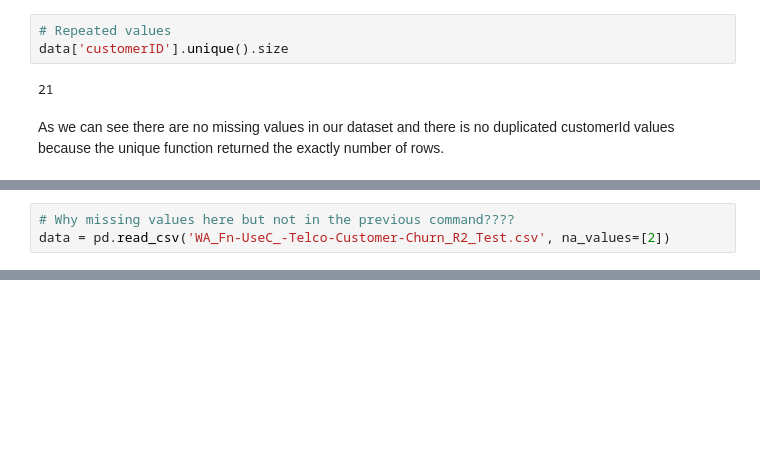
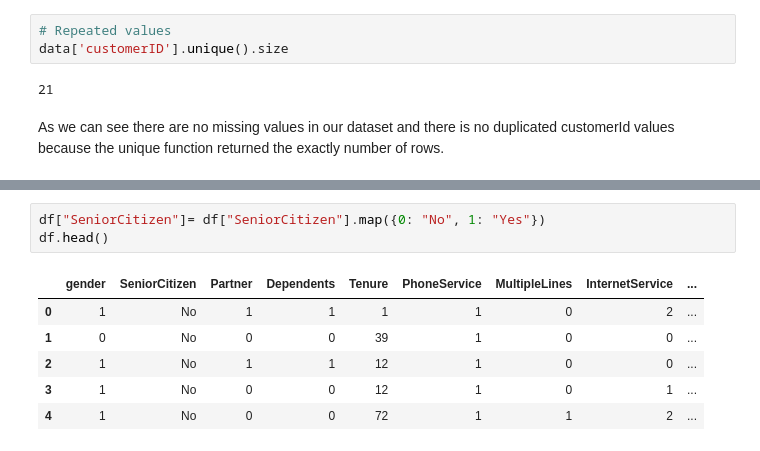
Before and after one commit to itsdomsantos/IART-2022, a Jupyter notebook: proj2/iart_proj_notebook.ipynb, the cells around one changed output, grey strips where cells are left out. Drawn from its saved outputs; the diff is of its cells as text; blank space fills up the shorter version.

```diff
--- a/proj2/iart_proj_notebook.ipynb
+++ b/proj2/iart_proj_notebook.ipynb
@@ -164,6 +181,3 @@ data.describe()
 | 50% | 1.000000 | 0.000000 | 0.000000 | 0.000000 | 19.000000 | 1.000000 | 0.000000 | 1.000000 | ... |
 | 75% | 1.000000 | 0.000000 | 1.000000 | 0.000000 | 55.000000 | 1.000000 | 1.000000 | 2.000000 | ... |
 | max | 1.000000 | 1.000000 | 1.000000 | 1.000000 | 72.000000 | 1.000000 | 1.000000 | 2.000000 | ... |
-# %%
-# Why missing values here but not in the previous command????
-data = pd.read_csv('WA_Fn-UseC_-Telco-Customer-Churn_R2_Test.csv', na_values=[2])
@@ -184,0 +244,10 @@ AttributeError: 'DataFrame' object has no attribute 'drop_na'
+# %%
+df["SeniorCitizen"]= df["SeniorCitizen"].map({0: "No", 1: "Yes"})
+df.head()
+# %% [output]
+|  | gender | SeniorCitizen | Partner | Dependents | Tenure | PhoneService | MultipleLines | InternetService | ... |
+| 0 | 1 | No | 1 | 1 | 1 | 1 | 0 | 2 | ... |
+| 1 | 0 | No | 0 | 0 | 39 | 1 | 0 | 0 | ... |
+| 2 | 1 | No | 1 | 1 | 12 | 1 | 0 | 0 | ... |
+| 3 | 1 | No | 0 | 0 | 12 | 1 | 0 | 1 | ... |
+| 4 | 1 | No | 0 | 0 | 72 | 1 | 1 | 2 | ... |
```
Also changed, not shown: parts of 16 cells of this notebook.
